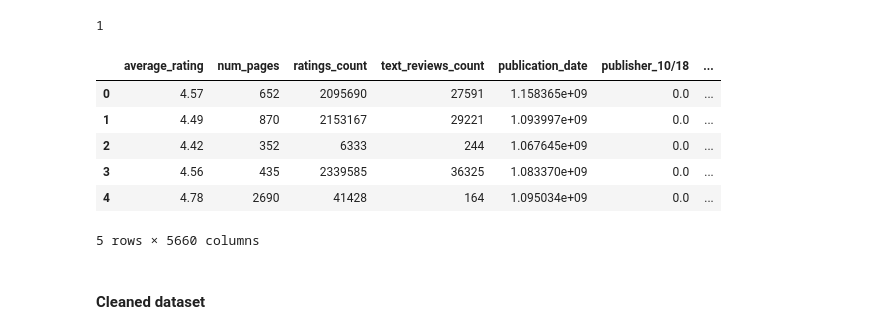
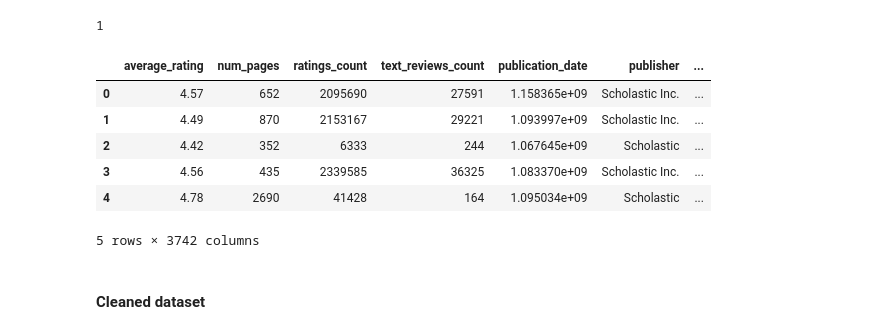
Before and after one commit to matrigz/Book-Rating-Prediction-Mode, a Jupyter notebook: projet.ipynb, the cells around one changed output. Cells and saved outputs as stored; diff of their text form; code cells hidden in the pictures.

```diff
--- a/projet.ipynb
+++ b/projet.ipynb
@@ -165,18 +165,18 @@ def binary_encoder(df, column_name):
     df.drop(column_name, axis=1, inplace=True)
     return df
 # %%
-df = binary_encoder(df, 'publisher')
+# df = binary_encoder(df, 'publisher')
 df = binary_encoder(df, 'authors')
 df = binary_encoder(df, 'language_code')
 df.head()
 # %% [output]
-|  | average_rating | num_pages | ratings_count | text_reviews_count | publication_date | publisher_10/18 | ... |
-| 0 | 4.57 | 652 | 2095690 | 27591 | 1.158365e+09 | 0.0 | ... |
-| 1 | 4.49 | 870 | 2153167 | 29221 | 1.093997e+09 | 0.0 | ... |
-| 2 | 4.42 | 352 | 6333 | 244 | 1.067645e+09 | 0.0 | ... |
-| 3 | 4.56 | 435 | 2339585 | 36325 | 1.083370e+09 | 0.0 | ... |
-| 4 | 4.78 | 2690 | 41428 | 164 | 1.095034e+09 | 0.0 | ... |
+|  | average_rating | num_pages | ratings_count | text_reviews_count | publication_date | publisher | ... |
+| 0 | 4.57 | 652 | 2095690 | 27591 | 1.158365e+09 | Scholastic Inc. | ... |
+| 1 | 4.49 | 870 | 2153167 | 29221 | 1.093997e+09 | Scholastic Inc. | ... |
+| 2 | 4.42 | 352 | 6333 | 244 | 1.067645e+09 | Scholastic | ... |
+| 3 | 4.56 | 435 | 2339585 | 36325 | 1.083370e+09 | Scholastic Inc. | ... |
+| 4 | 4.78 | 2690 | 41428 | 164 | 1.095034e+09 | Scholastic | ... |
-5 rows × 5660 columns
+5 rows × 3742 columns
 # %% [markdown]
 #### Cleaned dataset
 # %%
```
Also changed, not shown: parts of 4 cells of this notebook.
